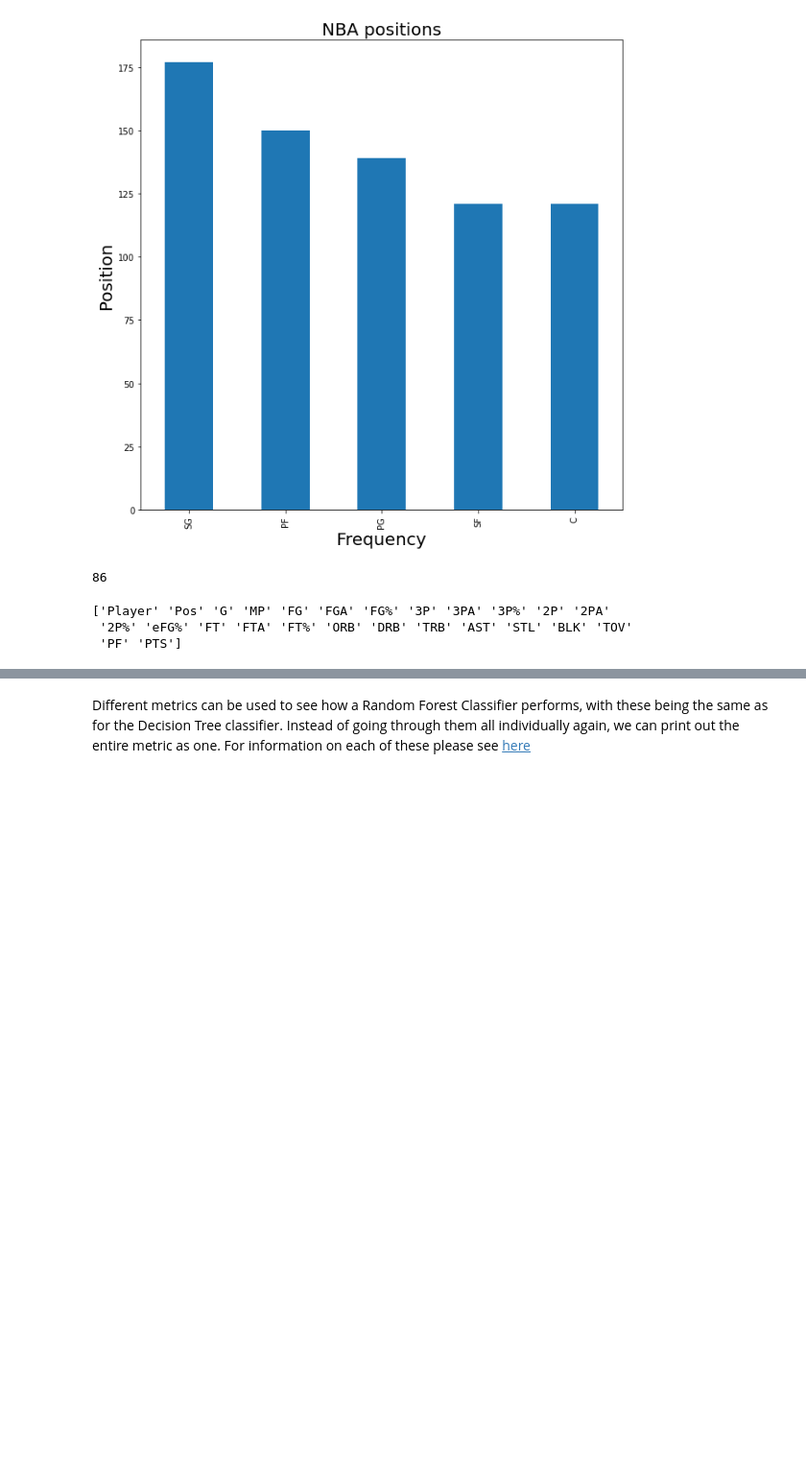
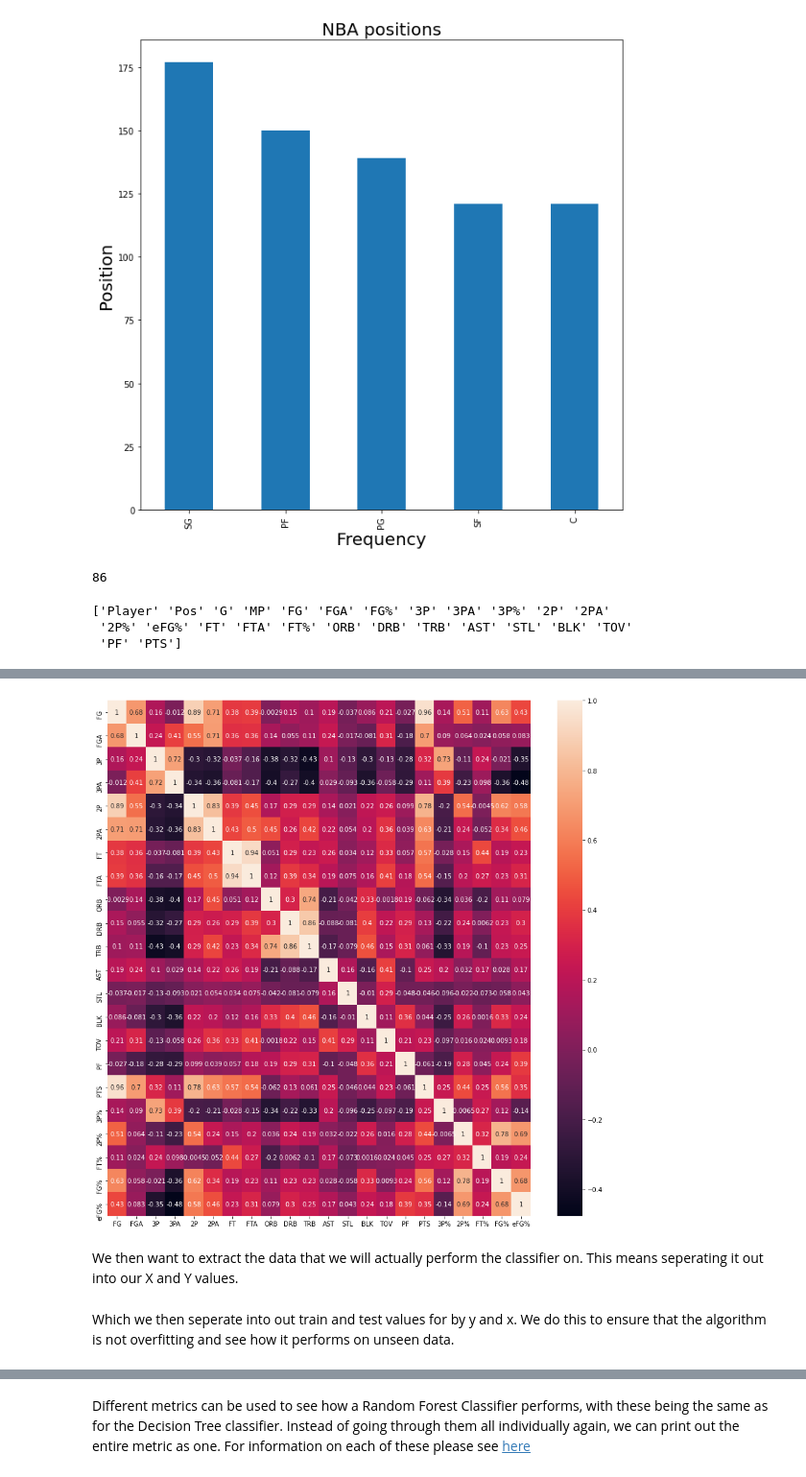
Before and after one commit to UCL-DSS/random-forest-workshop, a Jupyter notebook: Workshop.ipynb, the cells around one changed output, grey strips where cells are left out. Shown at 96% size. Cells and saved outputs as stored; diff of their text form; code cells hidden in the pictures; blank space fills up the shorter version.

```diff
--- a/Workshop.ipynb
+++ b/Workshop.ipynb
@@ -85,0 +149,3 @@ NBA.groupby(["Player"]).agg(agg_fun)
+# %%
+for x in [x for x in NBA.columns.values if x not in ["Player", "G", "MP", "Pos", "3P%", "2P%", "FT%", "FG%", "eFG%"]]:
+    NBA[x] = NBA[x]/NBA["MP"]
@@ -85,0 +165,12 @@ NBA.groupby(["Player"]).agg(agg_fun)
+# %%
+NBA.drop(columns = ["Player", "G", "MP"], inplace = True)
+# %%
+import seaborn as sns
+import matplotlib.pyplot as plt
+
+corrMatrix = NBA.corr()
+f, (ax) = plt.subplots(figsize=(15,15))
+sns.heatmap(corrMatrix, annot=True, ax=ax)
+plt.show()
+# %% [output]
+[figure, added]
@@ -85,0 +179,2 @@ NBA.groupby(["Player"]).agg(agg_fun)
+# %% [markdown]
+We then want to extract the data that we will actually perform the classifier on. This means seperating it out into our X and Y values.
@@ -85,0 +184,2 @@ NBA.groupby(["Player"]).agg(agg_fun)
+# %% [markdown]
+Which we then seperate into out train and test values for by y and x. We do this to ensure that the algorithm is not overfitting and see how it performs on unseen data.
```
Also changed, not shown: parts of 53 cells of this notebook.
